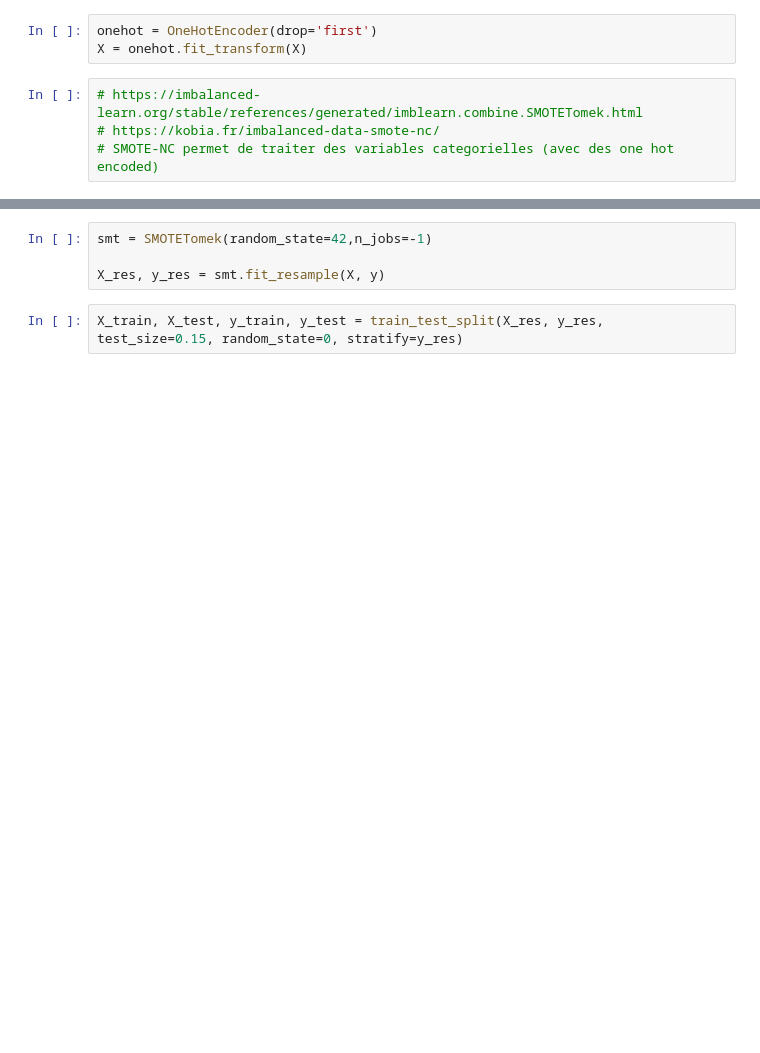
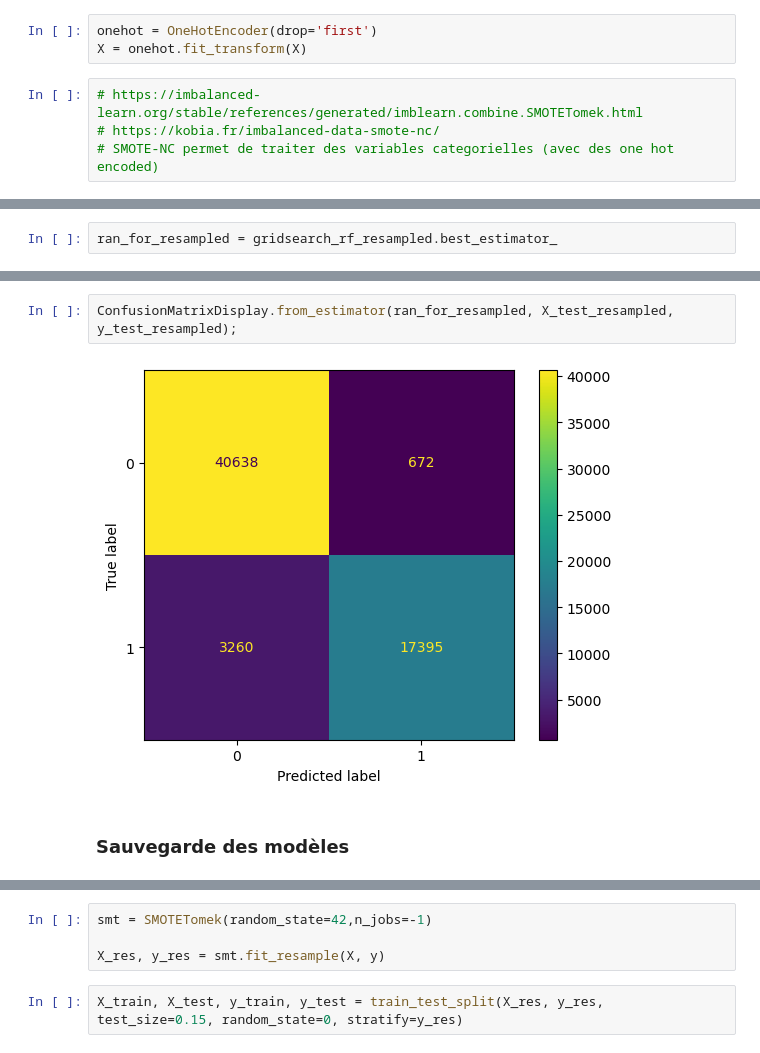
Before and after one commit to DavidTGAUTIER/Jedha_Certification, a Jupyter notebook: Block n°3/Conversion Rate Challenge/Convertion Rate Challenge 03 - SMOTE.ipynb, the cells around one changed output, grey strips where cells are left out. Drawn from its saved outputs; the diff is of its cells as text; blank space fills up the shorter version.

```diff
--- a/Block n°3/Conversion Rate Challenge/Convertion Rate Challenge 03 - SMOTE.ipynb
+++ b/Block n°3/Conversion Rate Challenge/Convertion Rate Challenge 03 - SMOTE.ipynb
@@ -205,0 +279,2 @@ Best R2 score Logistic Regression :  0.9516026562049262
+# %%
+ran_for_resampled = gridsearch_rf_resampled.best_estimator_
@@ -205,0 +304,6 @@ Best R2 score Logistic Regression :  0.9516026562049262
+# %%
+ConfusionMatrixDisplay.from_estimator(ran_for_resampled, X_test_resampled, y_test_resampled);
+# %% [output]
+[figure, added]
+# %% [markdown]
+### Sauvegarde des modèles
```
Also changed, not shown: parts of 56 cells of this notebook.
